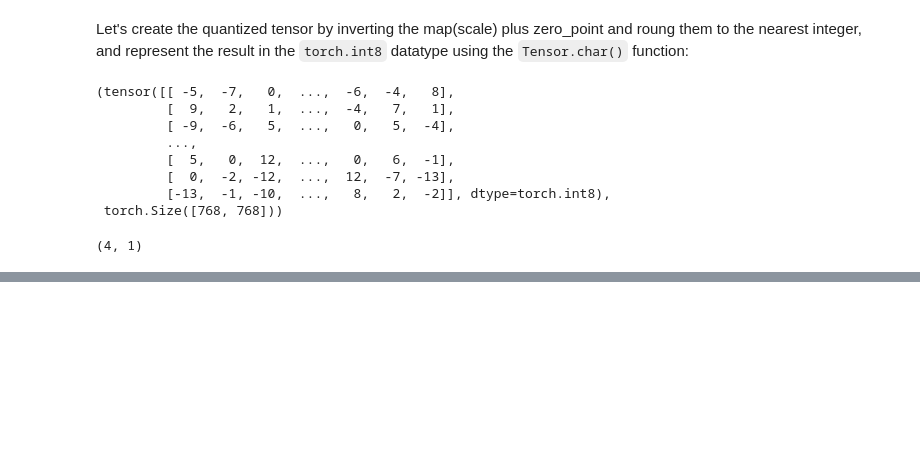
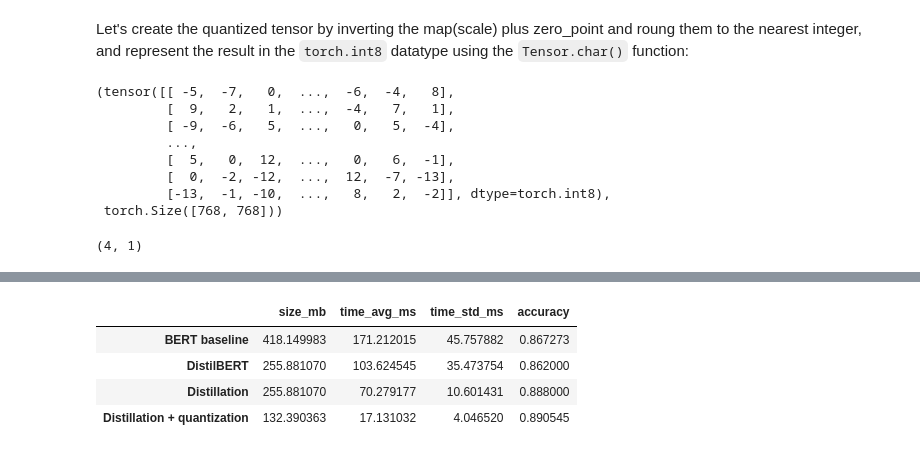
Before and after one commit to JpChii/nlp-with-hugging-face, a Jupyter notebook: notebooks/8-Making-transformers-efficient-in-production.ipynb, the cells around one changed output, grey strips where cells are left out. Drawn from its saved outputs; the diff is of its cells as text; code cells hidden in the pictures; blank space fills up the shorter version.

```diff
--- a/notebooks/8-Making-transformers-efficient-in-production.ipynb
+++ b/notebooks/8-Making-transformers-efficient-in-production.ipynb
@@ -1146,0 +1293,8 @@ weights.element_size(), quantized_weights.element_size()
+# %%
+pd.DataFrame.from_dict(perf_metrics, orient="index")
+# %% [output]
+|  | size_mb | time_avg_ms | time_std_ms | accuracy |
+| BERT baseline | 418.149983 | 171.212015 | 45.757882 | 0.867273 |
+| DistilBERT | 255.881070 | 103.624545 | 35.473754 | 0.862000 |
+| Distillation | 255.881070 | 70.279177 | 10.601431 | 0.888000 |
+| Distillation + quantization | 132.390363 | 17.131032 | 4.046520 | 0.890545 |
```
Also changed, not shown: parts of 17 cells of this notebook.
